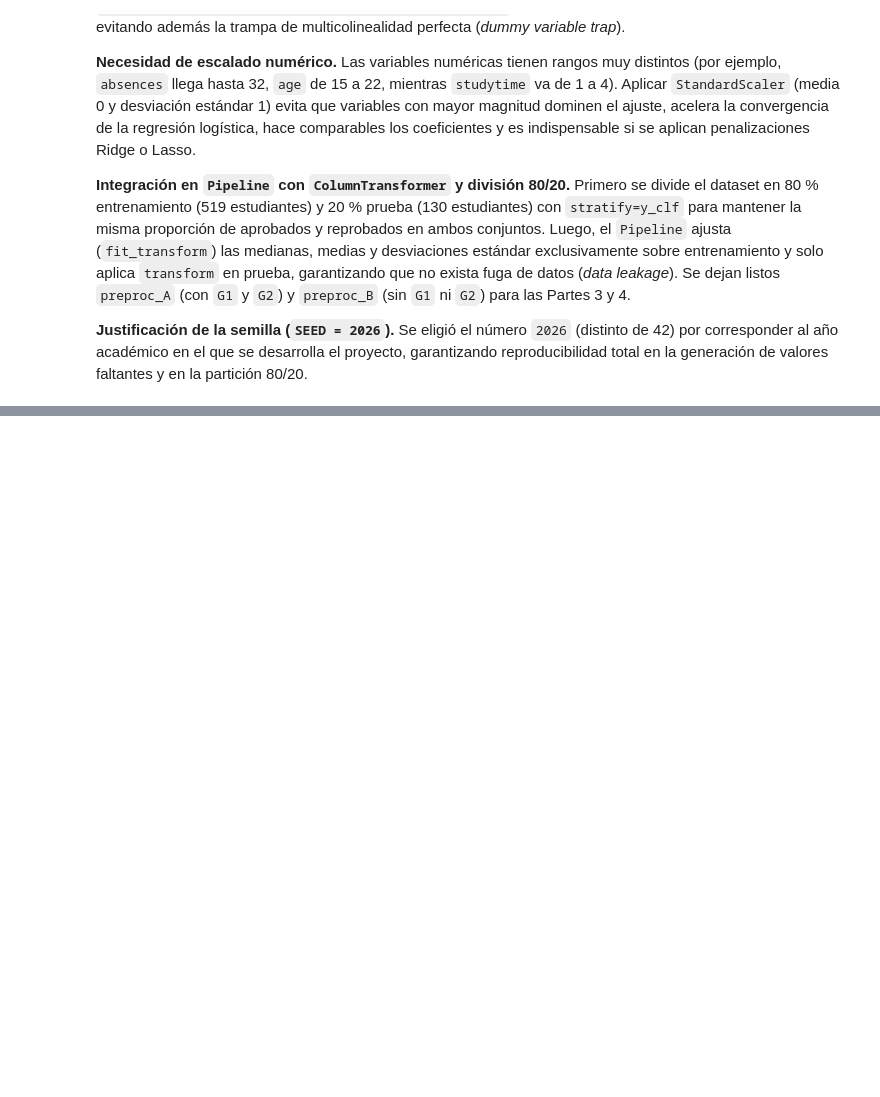
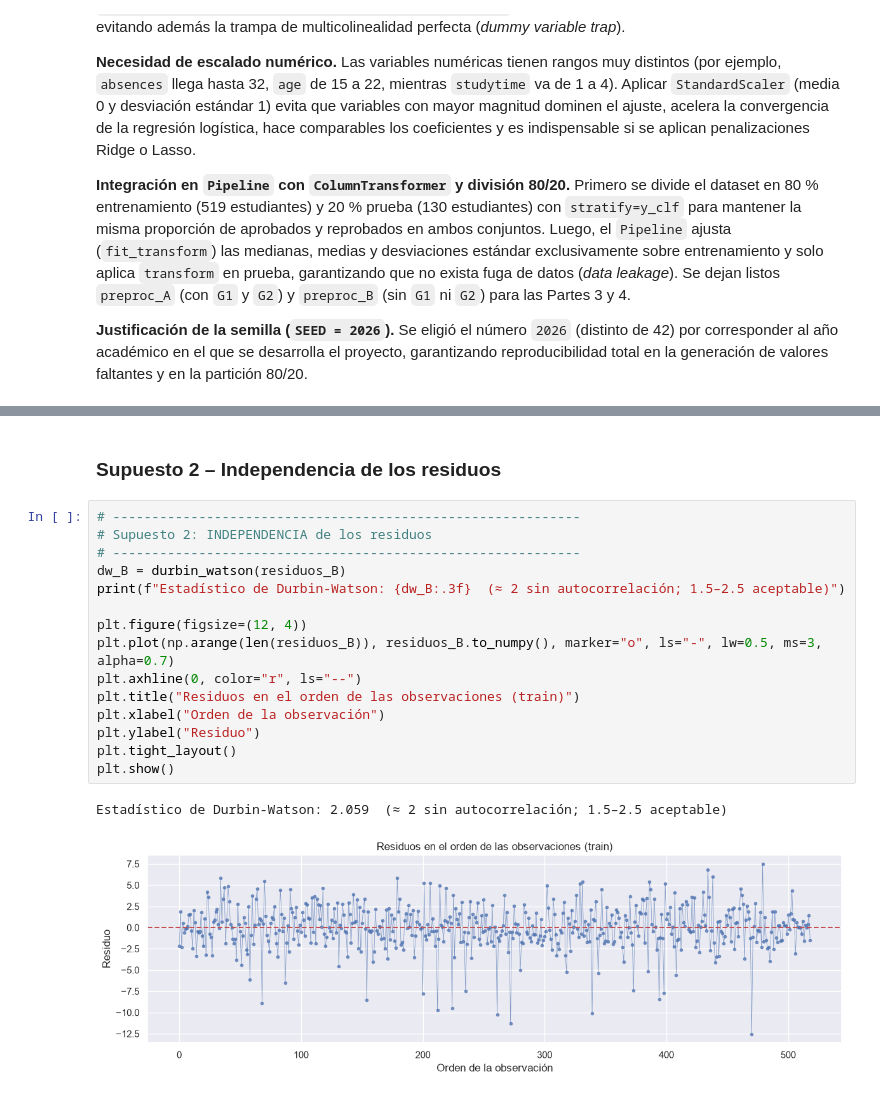
Before and after one commit to ugsaulzc/riesgo-academico-regresion-clasificacion, a Jupyter notebook: GRUPO_B-PROYECTO_1ER_PARCIAL_PARTE_EDA.ipynb, the cells around one changed output, grey strips where cells are left out. Drawn from its saved outputs; the diff is of its cells as text; blank space fills up the shorter version.

```diff
--- a/GRUPO_B-PROYECTO_1ER_PARCIAL_PARTE_EDA.ipynb
+++ b/GRUPO_B-PROYECTO_1ER_PARCIAL_PARTE_EDA.ipynb
@@ -501,0 +879,20 @@ Nulos en X_test_B_proc:  0
+# %% [markdown]
+### Supuesto 2 – Independencia de los residuos
+# %%
+# ------------------------------------------------------------
+# Supuesto 2: INDEPENDENCIA de los residuos
+# ------------------------------------------------------------
+dw_B = durbin_watson(residuos_B)
+print(f"Estadístico de Durbin-Watson: {dw_B:.3f}  (≈ 2 sin autocorrelación; 1.5–2.5 aceptable)")
+
+plt.figure(figsize=(12, 4))
+plt.plot(np.arange(len(residuos_B)), residuos_B.to_numpy(), marker="o", ls="-", lw=0.5, ms=3, alpha=0.7)
+plt.axhline(0, color="r", ls="--")
+plt.title("Residuos en el orden de las observaciones (train)")
+plt.xlabel("Orden de la observación")
+plt.ylabel("Residuo")
+plt.tight_layout()
+plt.show()
+# %% [output]
+Estadístico de Durbin-Watson: 2.059  (≈ 2 sin autocorrelación; 1.5–2.5 aceptable)
+[figure, added]
```
Also changed, not shown: parts of 44 cells of this notebook.
